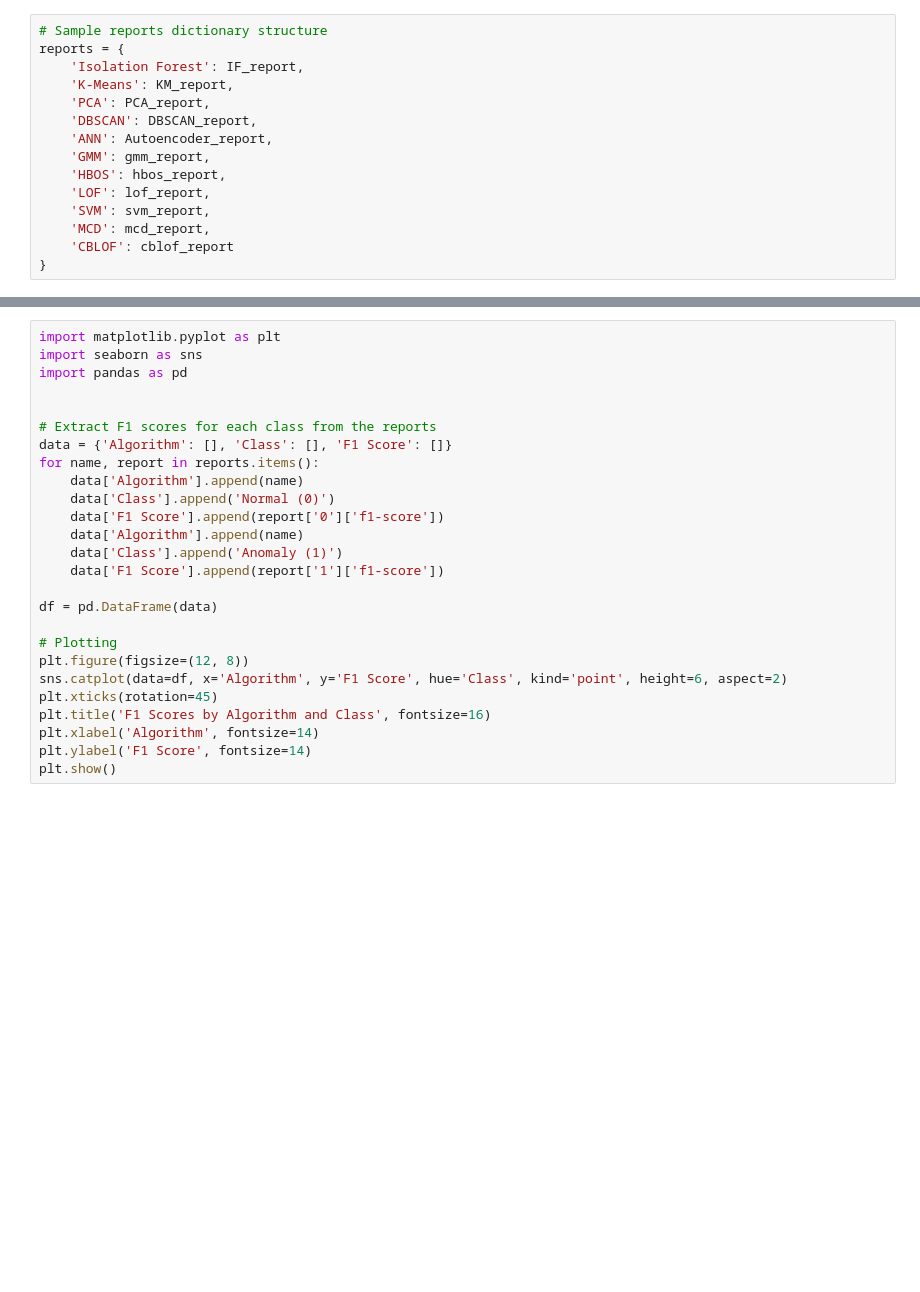
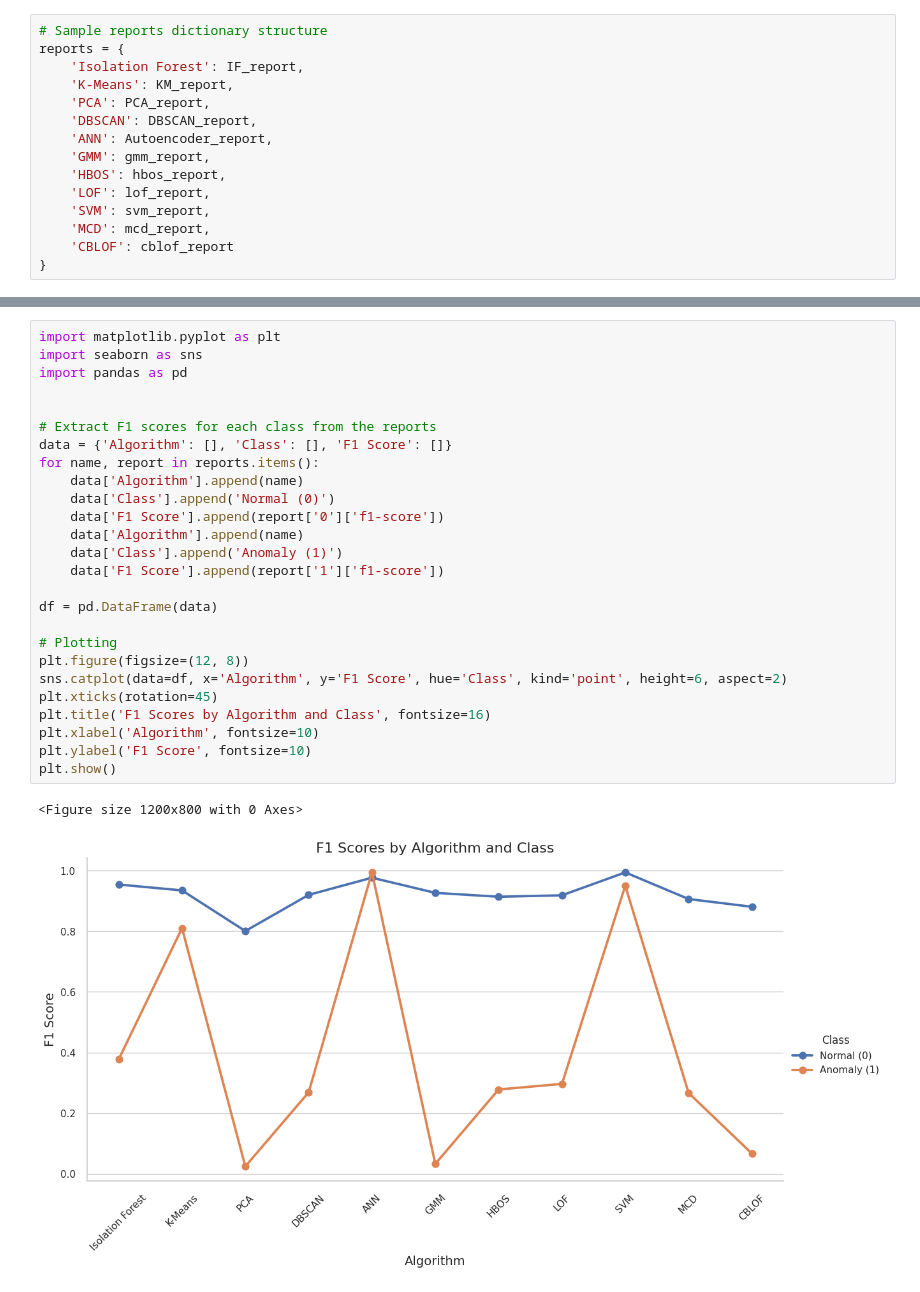
Before and after one commit to mishalkk/AnomalyQuest-Exploring-Novel-Approaches-for-Anomaly-Detection-in-Diverse-Domains, a Jupyter notebook: NetworkAnomaly/NetworkIntrusion.ipynb, the cells around one changed output, grey strips where cells are left out. Cells and saved outputs as stored; diff of their text form; blank space fills up the shorter version.

```diff
--- a/NetworkAnomaly/NetworkIntrusion.ipynb
+++ b/NetworkAnomaly/NetworkIntrusion.ipynb
@@ -2152,29 +2160,32 @@ plt.show()
 # %%
 import matplotlib.pyplot as plt
 import seaborn as sns
 import pandas as pd
 
 
 # Extract F1 scores for each class from the reports
 data = {'Algorithm': [], 'Class': [], 'F1 Score': []}
 for name, report in reports.items():
     data['Algorithm'].append(name)
     data['Class'].append('Normal (0)')
     data['F1 Score'].append(report['0']['f1-score'])
     data['Algorithm'].append(name)
     data['Class'].append('Anomaly (1)')
     data['F1 Score'].append(report['1']['f1-score'])
 
 df = pd.DataFrame(data)
 
 # Plotting
 plt.figure(figsize=(12, 8))
 sns.catplot(data=df, x='Algorithm', y='F1 Score', hue='Class', kind='point', height=6, aspect=2)
 plt.xticks(rotation=45)
 plt.title('F1 Scores by Algorithm and Class', fontsize=16)
-plt.xlabel('Algorithm', fontsize=14)
-plt.ylabel('F1 Score', fontsize=14)
+plt.xlabel('Algorithm', fontsize=10)
+plt.ylabel('F1 Score', fontsize=10)
 plt.show()
+# %% [output]
+<Figure size 1200x800 with 0 Axes>
+[figure, added]
 # %%
 draw_roc_auc_for_all_classifier(roc_auc_list)
 # %% [output]
```
Also changed, not shown: parts of 37 cells of this notebook.
